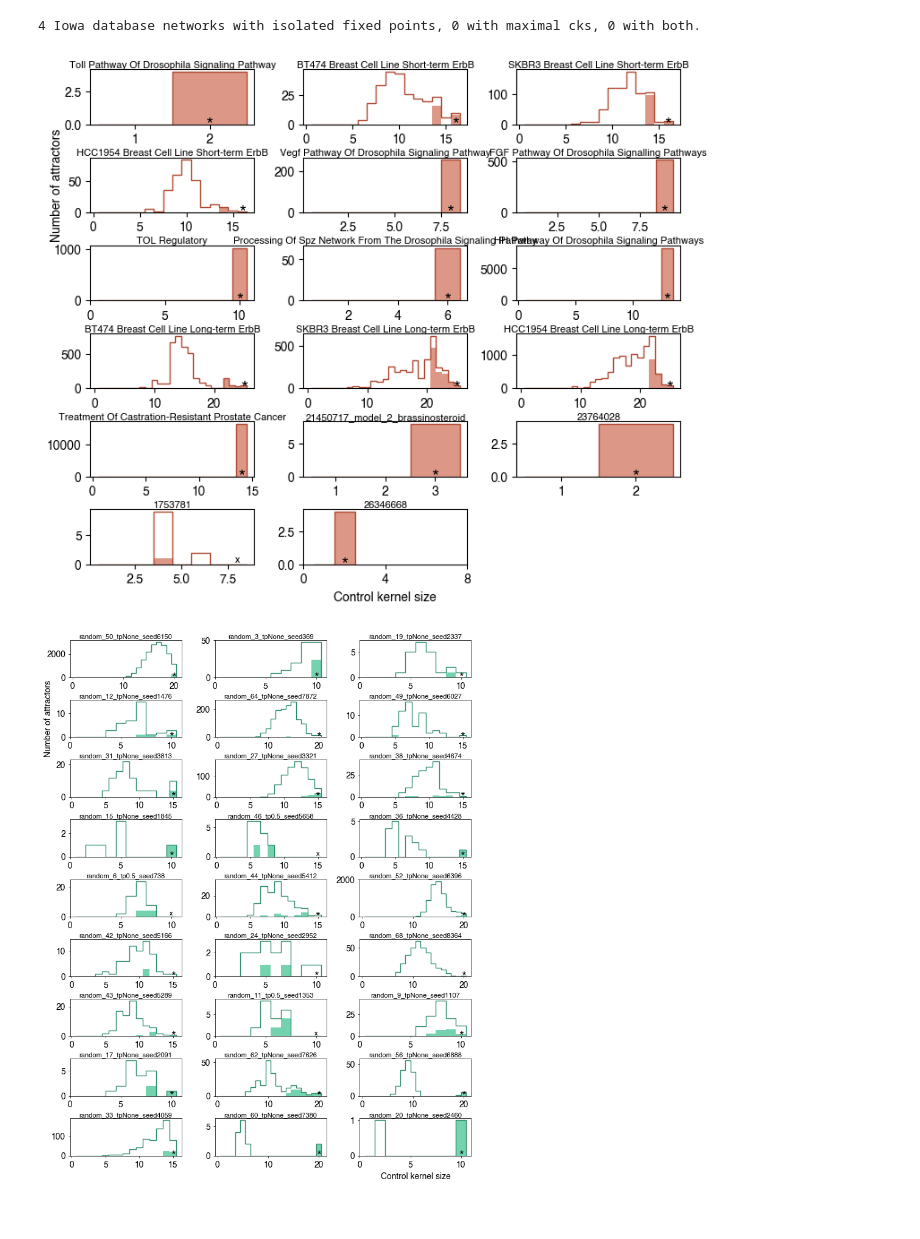
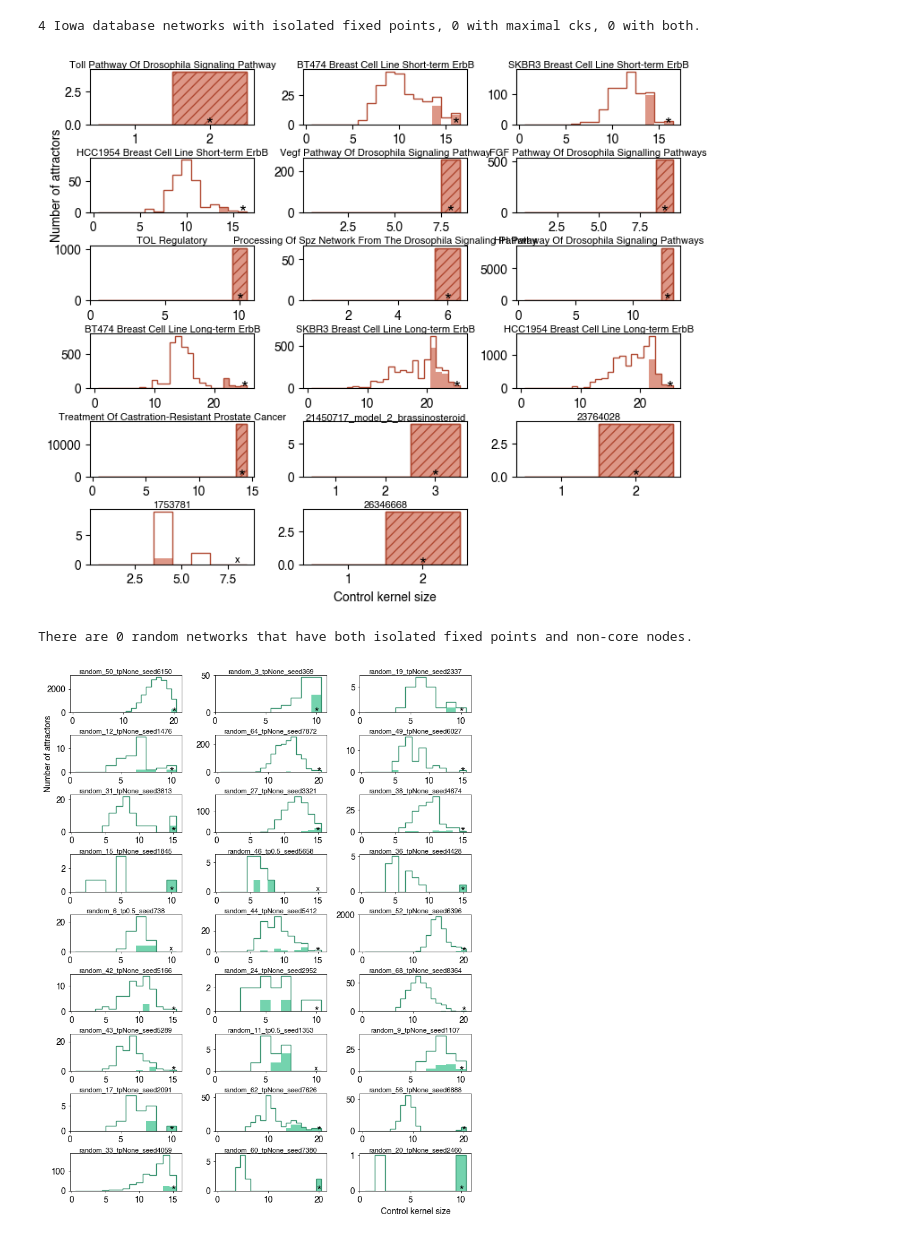
Before and after one commit to bcdaniels/Control-of-Synthetic-Boolean-Networks, a Jupyter notebook: CK_basin_sizes/basin-paper-figures.ipynb, the cells around one changed output. Saved outputs shown, nothing was run; the diff lists cells and outputs as text; code cells hidden in the pictures.

```diff
--- a/CK_basin_sizes/basin-paper-figures.ipynb
+++ b/CK_basin_sizes/basin-paper-figures.ipynb
@@ -286,11 +288,13 @@ for name in netDict:
     if nice_name(name) in ck_df.index:
         ck_df.loc[nice_name(name),'number of leaf nodes'] = len(leaf_nodes(netDict[name]))
         ck_df.loc[nice_name(name),'number of core nodes'] = len(core_nodes(netDict[name]))
+        ck_df.loc[nice_name(name),'number of input nodes'] = len(self_loop_input_nodes(netDict[name]))
 
 for name in netDictIowa:
     if name in dfIowa.index:
         dfIowa.loc[name,'number of leaf nodes'] = len(leaf_nodes(netDictIowa[name]))
         dfIowa.loc[name,'number of core nodes'] = len(core_nodes(netDictIowa[name]))
+        dfIowa.loc[name,'number of input nodes'] = len(self_loop_input_nodes(netDictIowa[name]))
 # %% [markdown]
 ### Compute control kernel size predictions
 # %%
@@ -474,11 +498,14 @@ relative_ck_sizes_isolated_iowa = []
 relative_ck_sizes_nonisolated_iowa = []
 relative_ck_sizes_isolated_core_only_iowa = []
 relative_ck_sizes_nonisolated_core_only_iowa = []
+relative_ck_sizes_noloop_iowa = []
+relative_ck_sizes_noloop_core_only_iowa = []
 for name in basinDataExactIowa:
     ck_sizes = dataDictIowa[name]['control_kernel_sizes']
     basinDataExactIowa[name]['control_kernel_sizes'] = ck_sizes
     net_size = dataDictIowa[name]['size']
     net_core_size = dfIowa.loc[name,'number of core nodes']
+    net_num_inputs = dfIowa.loc[name,'number of input nodes']
     if 'is_isolated_list' in basinDataExactIowa[name]:
         isolated = basinDataExactIowa[name]['is_isolated_list']
 
@@ -489,12 +516,18 @@ for name in basinDataExactIowa:
         #     np.mean([ ck_size for ck_size in ck_sizes_nonisolated if ck_size is not None ])
 
         # add to lists of isolated and nonisolated relative ck sizes
-        relative_ck_sizes_isolated_iowa.extend([ ck_sizes[i]/net_size for i in range(len(ck_sizes)) if isolated[i] ])
-        relative_ck_sizes_nonisolated_iowa.extend(
-            [ ck_sizes[i]/net_size for i in range(len(ck_sizes)) if (not isolated[i]) and (ck_sizes[i] is not None) ])
-        relative_ck_sizes_isolated_core_only_iowa.extend([ ck_sizes[i]/net_core_size for i in range(len(ck_sizes)) if isolated[i] ])
-        relative_ck_sizes_nonisolated_core_only_iowa.extend(
-            [ ck_sizes[i]/net_core_size for i in range(len(ck_sizes)) if (not isolated[i]) and (ck_sizes[i] is not None) ])
+        if net_num_inputs == net_core_size: # keep data from zero-loop networks separate
+            relative_ck_sizes_noloop_iowa.extend(
+                [ ck_sizes[i]/net_size for i in range(len(ck_sizes)) if (ck_sizes[i] != None) ])
+            relative_ck_sizes_noloop_core_only_iowa.extend(
+                [ ck_sizes[i]/net_core_size for i in range(len(ck_sizes)) if (ck_sizes[i] != None) ])
+        else:
+            relative_ck_sizes_isolated_iowa.extend([ ck_sizes[i]/net_size for i in range(len(ck_sizes)) if isolated[i] ])
+            relative_ck_sizes_nonisolated_iowa.extend(
+                [ ck_sizes[i]/net_size for i in range(len(ck_sizes)) if (not isolated[i]) and (ck_sizes[i] is not None) ])
+            relative_ck_sizes_isolated_core_only_iowa.extend([ ck_sizes[i]/net_core_size for i in range(len(ck_sizes)) if isolated[i] ])
+            relative_ck_sizes_nonisolated_core_only_iowa.extend(
+                [ ck_sizes[i]/net_core_size for i in range(len(ck_sizes)) if (not isolated[i]) and (ck_sizes[i] is not None) ])
 # %% [markdown]
 ### Output relevant data for variance calculations
 # %%
@@ -1139,6 +1208,12 @@ for i,name in enumerate(cc_with_isolated):
     else:
         N = ck_df.loc[name,'size']
 
+    # hatching when network has no loops
+    if ck_df.loc[name,'number of core nodes'] == ck_df.loc[name,'number of input nodes']:
+        style = {'hatch':'///','edgecolor':colors1['cellcollective dark']}
+    else:
+        style = {}
+
     ck_sizes = basinDataDict[directory_name(name)]['control_kernel_sizes']
     is_isolated_list = basinDataDict[directory_name(name)]['is_isolated_list']
     bins = range(N+1)
@@ -1147,7 +1222,7 @@ for i,name in enumerate(cc_with_isolated):
              align='right')
     plt.hist([ ck_sizes[i] for i in range(len(ck_sizes)) if is_isolated_list[i] ],
              bins=bins,color=colors1['cellcollective'],
-             align='right')
+             align='right',**style)
     if i == num_cols: # put y-axis label on only one plot
         plt.ylabel('Number of attractors')
 
@@ -1180,6 +1255,12 @@ for i,name in enumerate(iowa_with_isolated):
     else:
         N = dfIowa.loc[name,'size']
 
+    # hatching when network has no loops
+    if dfIowa.loc[name,'number of core nodes'] == dfIowa.loc[name,'number of input nodes']:
+        style = {'hatch':'///','edgecolor':colors1['cellcollective dark']}
+    else:
+        style = {}
+
     ck_sizes = basinDataExactIowa[name]['control_kernel_sizes']
     is_isolated_list = basinDataExactIowa[name]['is_isolated_list']
     bins = range(N+1)
@@ -1188,40 +1269,41 @@ for i,name in enumerate(iowa_with_isolated):
              align='right')
     plt.hist([ ck_sizes[i] for i in range(len(ck_sizes)) if is_isolated_list[i] ],
              bins=bins,color=colors1['cellcollective'],
-             align='right')
+             align='right',**style)
 
     # add star or x at N
     xmin, xmax, ymin, ymax = plt.axis()
     if max([size for size in ck_sizes if size is not None]) == N:
         plt.text(N,0,'*',fontsize=15,ha='center',va='center')
     else:
         plt.text(N,0,'x',fontsize=8,ha='center',va='bottom')
 
     # plt.title('{},\n frac. uncontrollable = {}, num. cycles = {}, num. attractors = {}'.format(
                 #     name,
                 #     dfExactRandomAll.loc[name,'fraction of uncontrollable states'],
                 #     dfExactRandomAll.loc[name,'number of cycles'],
                 #     dfExactRandomAll.loc[name,'number of attractors']))
     if name.endswith(' Network'):
         title_name = name[:-8]
     else:
         title_name = name
     plt.title('{}'.format(
         title_name,
         ),fontsize=8,
         pad = 1)
 
 # put x-axis label on only the last plot
 plt.xlabel('Control kernel size')
 
 # nicer xticks on last plot
-plt.xticks([0,4,8])
+if not core_only:
+    plt.xticks([0,4,8])
 
 plt.subplots_adjust(hspace=0.6,wspace=0.3)
 
-plt.savefig('240219_individual_network_histograms_biological.pdf')
+plt.savefig('240221_individual_network_histograms_biological.pdf')
 # %% [output]
-[figure, old version]
+[figure, new version]
 # %%
 dfIowa['number of cycles'] = \
     dfIowa['number of attractors'] - dfIowa['number of fixed point attractors']
@@ -1233,3 +1317,9 @@ dfExactRandomAll['fraction of cycles'] = dfExactRandomAll['number of cycles']/df
+# %%
+print("There are {} random networks that have both isolated fixed points and non-core nodes.".format(
+    len(dfExactRandomAll[(dfExactRandomAll['number of isolated fixed points']>0) \
+                       & (dfExactRandomAll['number of non-core nodes']>0)])))
+# %% [output]
+There are 0 random networks that have both isolated fixed points and non-core nodes.
 # %%
 uncontrollable_threshold = np.inf
 num_rows,num_cols = [9,3]
```
Also changed, not shown: parts of 11 cells of this notebook, 1 other file.
